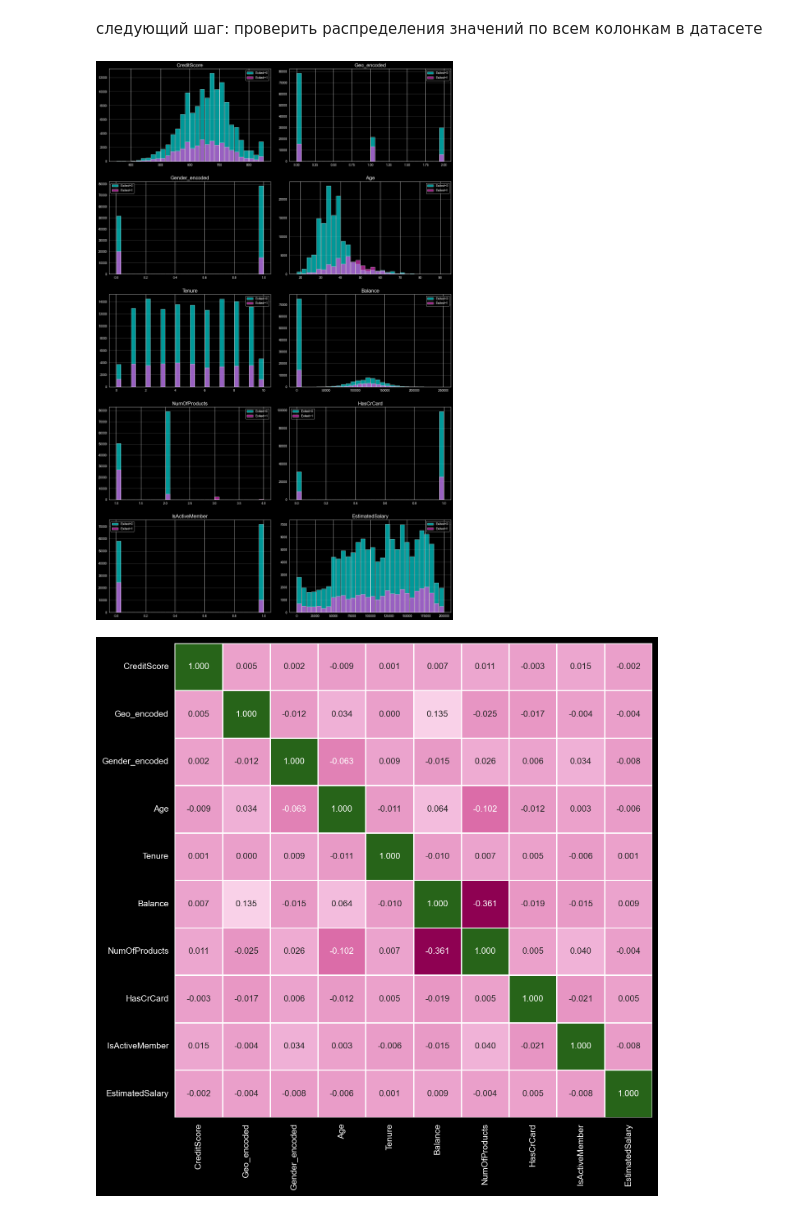
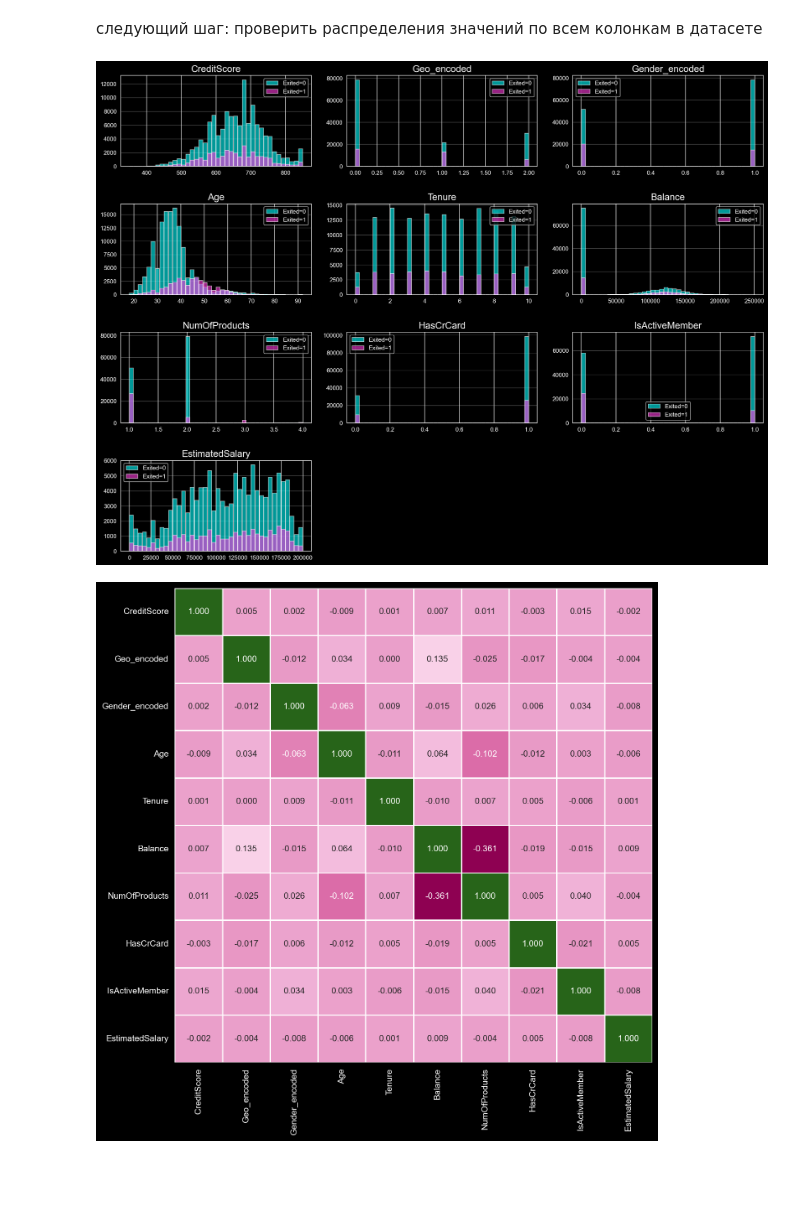
Before and after one commit to Evgeny725/ml-basics, a Jupyter notebook: bank_churn/bank_churn.ipynb, the cells around one changed output. Saved outputs shown, nothing was run; the diff lists cells and outputs as text; code cells hidden in the pictures; blank space fills up the shorter version.

```diff
--- a/bank_churn/bank_churn.ipynb
+++ b/bank_churn/bank_churn.ipynb
@@ -481,37 +475,37 @@ plt.rc('axes', titlesize=16)
 num_cols = [c for c in df_filtered.select_dtypes('number').columns if c != target_col]
 
 total_plots = len(num_cols)
-required_rows = (total_plots + 1) // 2
+required_rows = (total_plots + 2) // 3
 
 
-fig, axes = plt.subplots(required_rows, 2, figsize=(16, required_rows * 5))
+fig, axes = plt.subplots(required_rows, 3, figsize=(16, required_rows * 3),  dpi=150)
 axes = axes.flatten()
 colors = ['cyan', '#FF3BDE', '#fa05e5']  # '#FF3BDE' pinky shades
 
 # draw column plots
 for idx, col in enumerate(num_cols):
     ax = axes[idx]
 
     # map colors from target
     for i, val in enumerate(df_filtered[target_col].unique()):
         subset = df_filtered[df_filtered[target_col] == val]
 
-        ax.hist(subset[col], bins=30, alpha=0.6, rwidth=0.9,
+        ax.hist(subset[col], bins=40, alpha=0.6, rwidth=0.9,
                 label=f'{target_col}={val}',
                 color=colors[i % len(colors)])
 
     ax.set_title(col)
     ax.legend()  # show legend
     ax.grid(axis='y', alpha=0.3)
 
 # hide unused draw slots
 for j in range(total_plots, len(axes)):
     fig.delaxes(axes[j])
 
 plt.tight_layout(h_pad=3.0, w_pad=2.0)
 plt.show()
 # %% [output]
-[figure, old version]
+[figure, new version]
 # %%
 # Correlations without target column, as heatmap render
 
```
Also changed, not shown: parts of 10 cells of this notebook, 1 other file.
